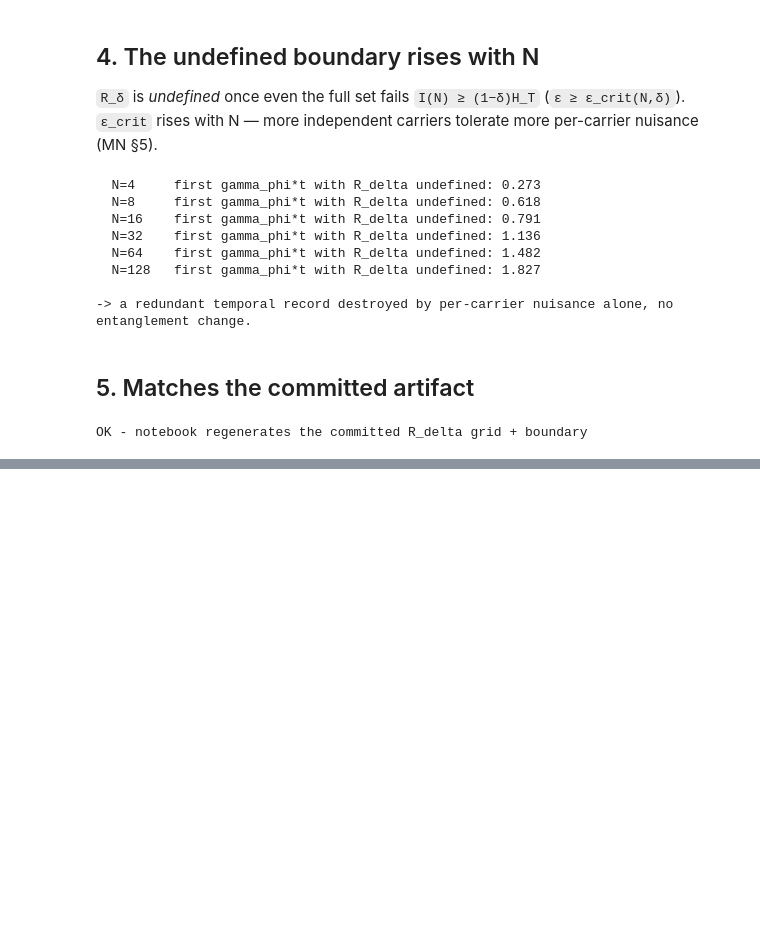
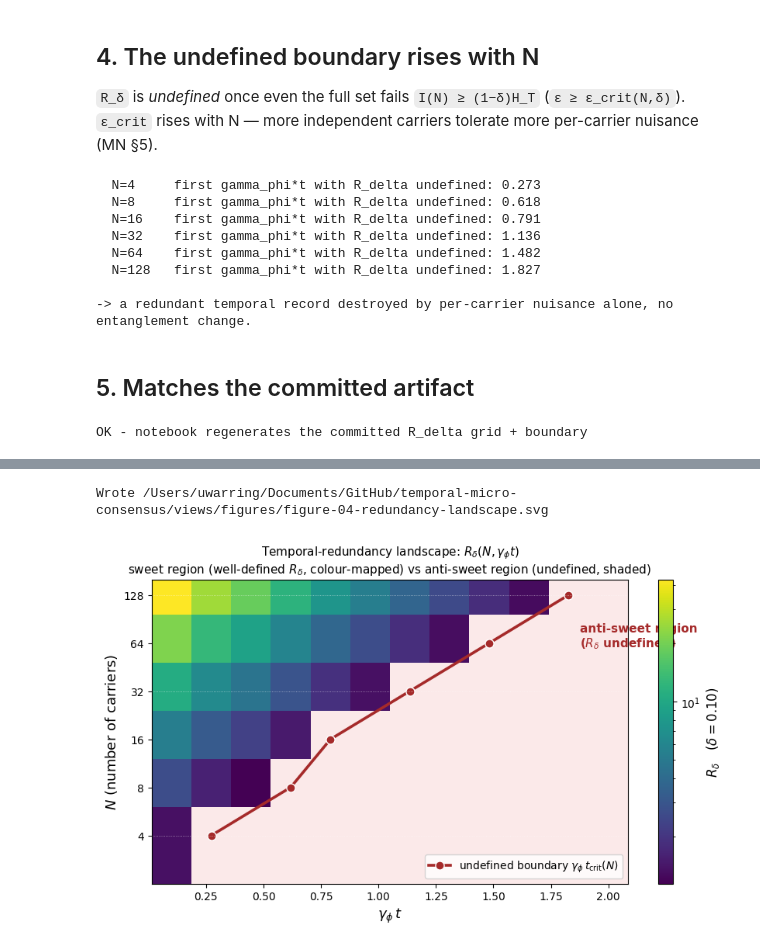
Before and after one commit to uwarring82/temporal-micro-consensus, a Jupyter notebook: numerics/examples/open_instrument_module.ipynb, the cells around one changed output, grey strips where cells are left out. Saved outputs shown, nothing was run; the diff lists cells and outputs as text; code cells hidden in the pictures; blank space fills up the shorter version.

```diff
--- a/numerics/examples/open_instrument_module.ipynb
+++ b/numerics/examples/open_instrument_module.ipynb
@@ -94,0 +181,73 @@ OK - notebook regenerates the committed R_delta grid + boundary
+# %%
+# Type-(c) figure for Harbour View §4: full R_delta(N, gamma_phi*t) landscape with
+# undefined-boundary curve (rising with N) and anti-sweet region demarcated per Q10b.
+# Same grid as the committed JSON: N in [4, 8, 16, 32, 64, 128], t in linspace(0.1, 2.0, 12).
+
+import matplotlib.colors as mcolors
+n_grid_c = [4, 8, 16, 32, 64, 128]
+t_grid_c = sorted({row[0] for row in cur['grid'][n_grid_c[0]]})
+
+# Build R_delta matrix (rows = N, cols = t); NaN where undefined
+R_mat = np.full((len(n_grid_c), len(t_grid_c)), np.nan)
+for i, n in enumerate(n_grid_c):
+    for row in cur['grid'][n]:
+        t = row[0]
+        R = row[2]
+        if R is not None and t in t_grid_c:
+            j = t_grid_c.index(t)
+            R_mat[i, j] = R
+
+fig_c, ax_c = plt.subplots(figsize=(8.6, 5.2))
+
+# Heatmap on log color scale; NaN cells get the anti-sweet background colour
+cmap_c = plt.get_cmap('viridis').copy()
+cmap_c.set_bad(color='#fbe9e9')  # very light red — anti-sweet visual cue
+vmin = np.nanmin(R_mat[R_mat > 0])
+vmax = np.nanmax(R_mat)
+norm_c = mcolors.LogNorm(vmin=vmin, vmax=vmax)
+im_c = ax_c.pcolormesh(t_grid_c, n_grid_c, R_mat,
+                       cmap=cmap_c, norm=norm_c, shading='auto')
+cbar = plt.colorbar(im_c, ax=ax_c)
+cbar.set_label(r'$R_\delta\quad(\delta=0.10)$', fontsize=12)
+
+# Undefined-boundary curve (rising with N)
+b_n_arr = []
+b_t_arr = []
+for n in n_grid_c:
+    b = cur['undefined_boundary'][n]
+    if b is not None:
+        b_n_arr.append(n)
+        b_t_arr.append(b)
+
+ax_c.plot(b_t_arr, b_n_arr, 'o-', color='#a52a2a', linewidth=2.6, markersize=8,
+          label=r'undefined boundary $\gamma_\phi\, t_{\rm crit}(N)$',
+          markeredgecolor='white', markeredgewidth=1)
+
+# Anti-sweet region annotation (top region — for each N, t > boundary)
+ax_c.text(b_t_arr[-1] + 0.05, n_grid_c[-1] * 0.55,
+          'anti-sweet region\n($R_\\delta$ undefined)',
+          color='#a52a2a', fontsize=11, fontweight='bold',
+          ha='left', va='center')
+
+# Mark the §3 type-(b) slices for cross-link clarity
+for n_slice in [4, 32, 128]:
+    ax_c.axhline(n_slice, color='white', linewidth=0.6, alpha=0.6, linestyle=':')
+
+ax_c.set_xlabel(r'$\gamma_\phi\, t$', fontsize=13)
+ax_c.set_ylabel(r'$N$ (number of carriers)', fontsize=13)
+ax_c.set_yscale('log', base=2)
+ax_c.set_yticks(n_grid_c)
+ax_c.set_yticklabels([str(n) for n in n_grid_c])
+ax_c.set_title('Temporal-redundancy landscape: ' r'$R_\delta(N, \gamma_\phi t)$' '\n'
+               'sweet region (well-defined $R_\delta$, colour-mapped) vs anti-sweet region (undefined, shaded)',
+               fontsize=11)
+ax_c.legend(loc='lower right', frameon=True, fontsize=10)
+plt.tight_layout()
+
+out_c = pathlib.Path('../../views/figures/figure-04-redundancy-landscape.svg')
+fig_c.savefig(out_c, format='svg', bbox_inches='tight')
+print(f'Wrote {out_c.resolve()}')
+plt.show()
+# %% [output]
+Wrote /Users/uwarring/Documents/GitHub/temporal-micro-consensus/views/figures/figure-04-redundancy-landscape.svg
+[figure, added]
```
Also changed, not shown: parts of 3 cells of this notebook, 2 other files.
